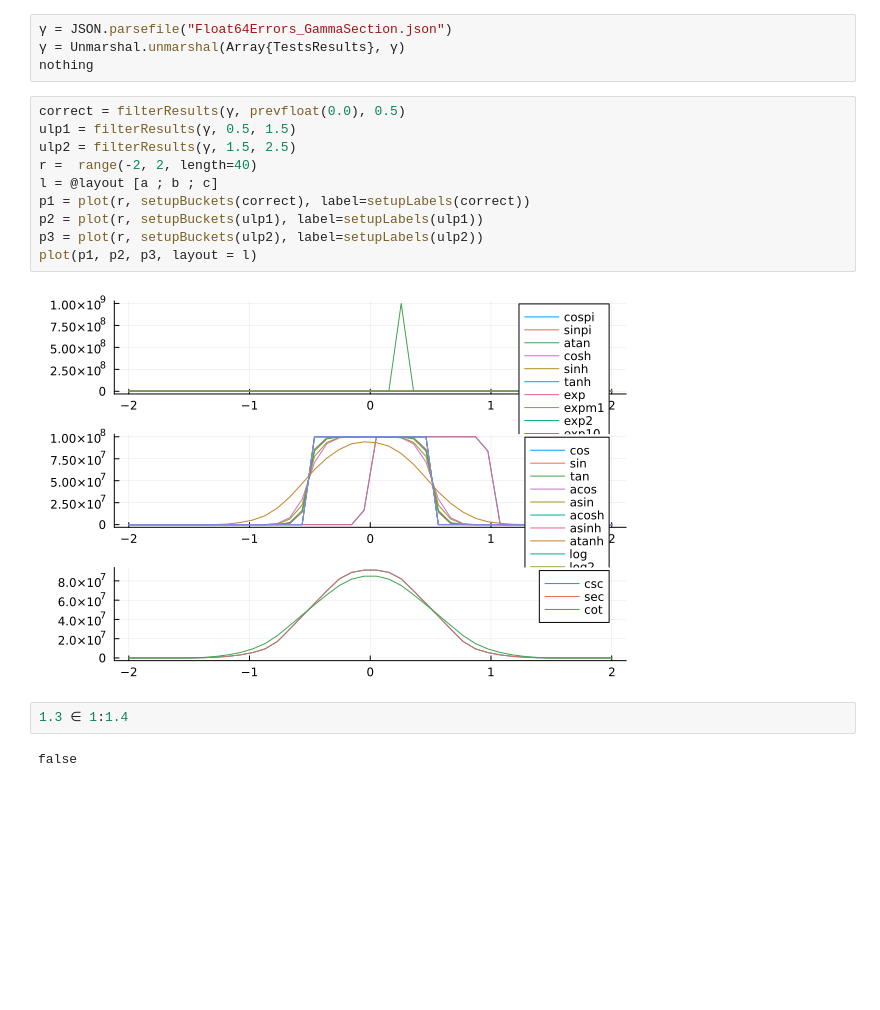
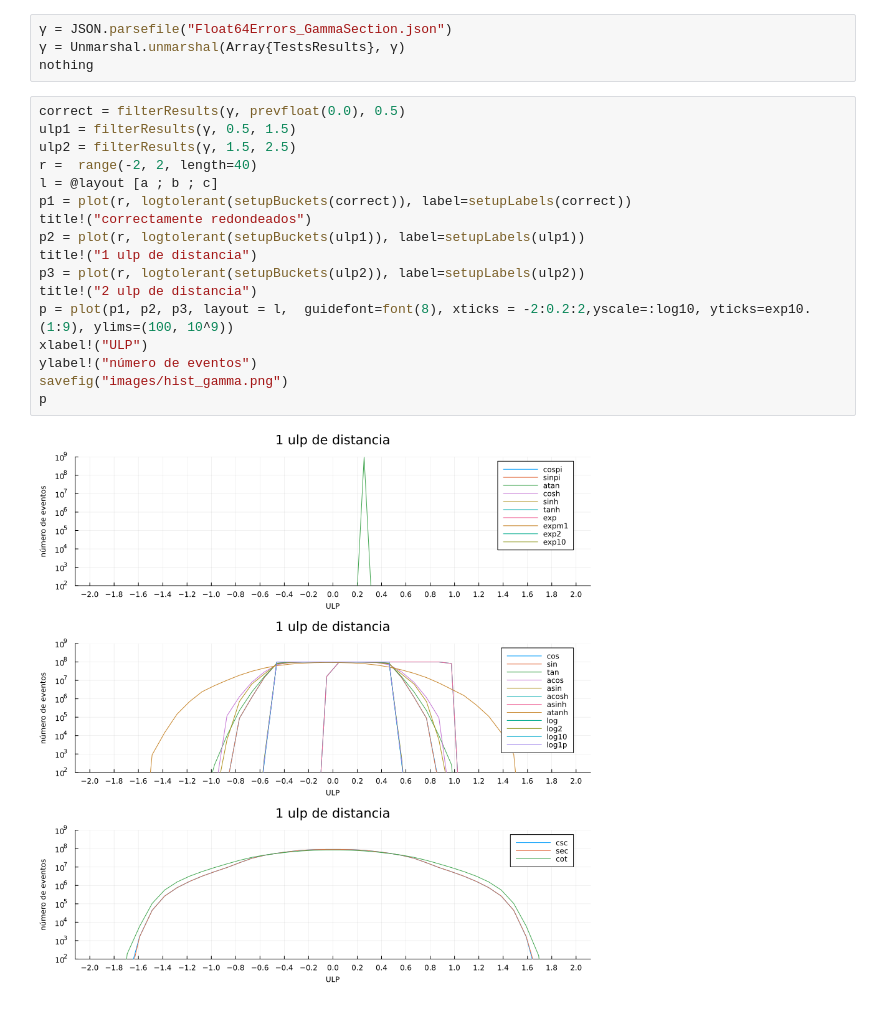
Before and after one commit to davidalencia/transcendentalJuliaFunctionsTests, a Jupyter notebook: experiments/Analisis.ipynb, the cells around one changed output. Cells and saved outputs as stored; diff of their text form; blank space fills up the shorter version.

Commit message:
:alembic: analisis float 64 gamma

```diff
--- a/experiments/Analisis.ipynb
+++ b/experiments/Analisis.ipynb
@@ -141,16 +130,19 @@ nothing
 # %%
 correct = filterResults(γ, prevfloat(0.0), 0.5)
 ulp1 = filterResults(γ, 0.5, 1.5)
 ulp2 = filterResults(γ, 1.5, 2.5)
 r =  range(-2, 2, length=40)
 l = @layout [a ; b ; c]
-p1 = plot(r, setupBuckets(correct), label=setupLabels(correct))
-p2 = plot(r, setupBuckets(ulp1), label=setupLabels(ulp1))
-p3 = plot(r, setupBuckets(ulp2), label=setupLabels(ulp2))
-plot(p1, p2, p3, layout = l)
+p1 = plot(r, logtolerant(setupBuckets(correct)), label=setupLabels(correct))
+title!("correctamente redondeados")
+p2 = plot(r, logtolerant(setupBuckets(ulp1)), label=setupLabels(ulp1))
+title!("1 ulp de distancia")
+p3 = plot(r, logtolerant(setupBuckets(ulp2)), label=setupLabels(ulp2))
+title!("2 ulp de distancia")
+p = plot(p1, p2, p3, layout = l,  guidefont=font(8), xticks = -2:0.2:2,yscale=:log10, yticks=exp10.(1:9), ylims=(100, 10^9))
+xlabel!("ULP")
+ylabel!("número de eventos")
+savefig("images/hist_gamma.png")
+p
 # %% [output]
-[figure, old version]
+[figure, new version]
-# %%
-1.3 ∈ 1:1.4
-# %% [output]
-false
```
Also changed, not shown: parts of 15 cells of this notebook, 9 other files.
